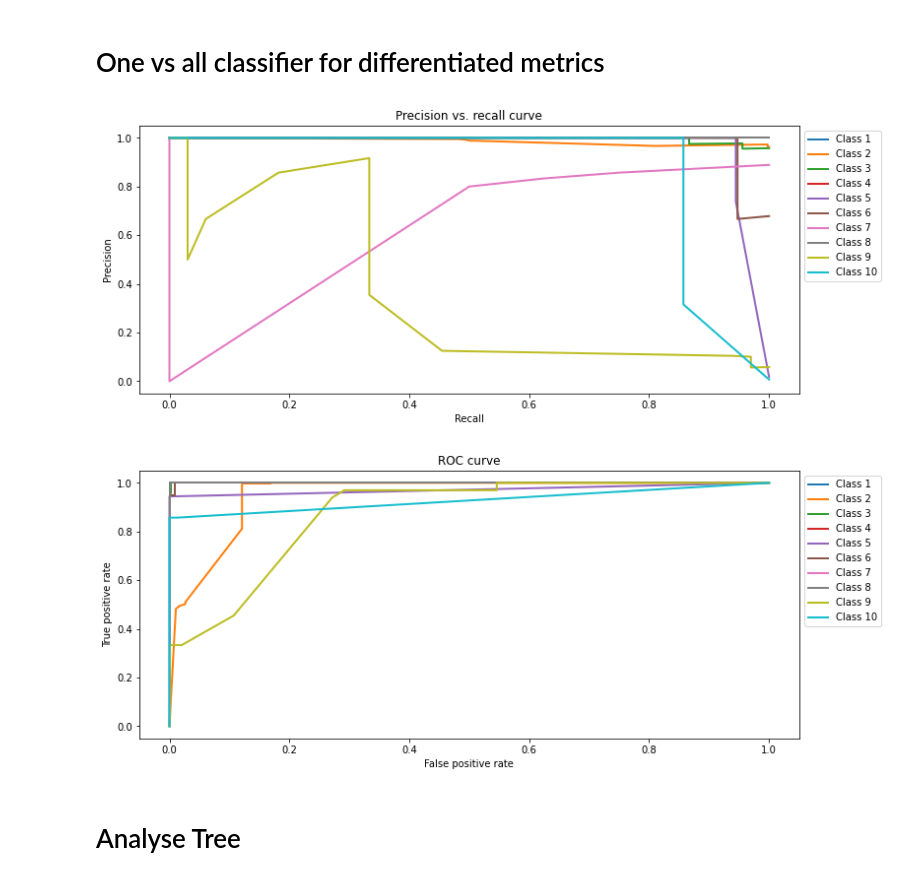
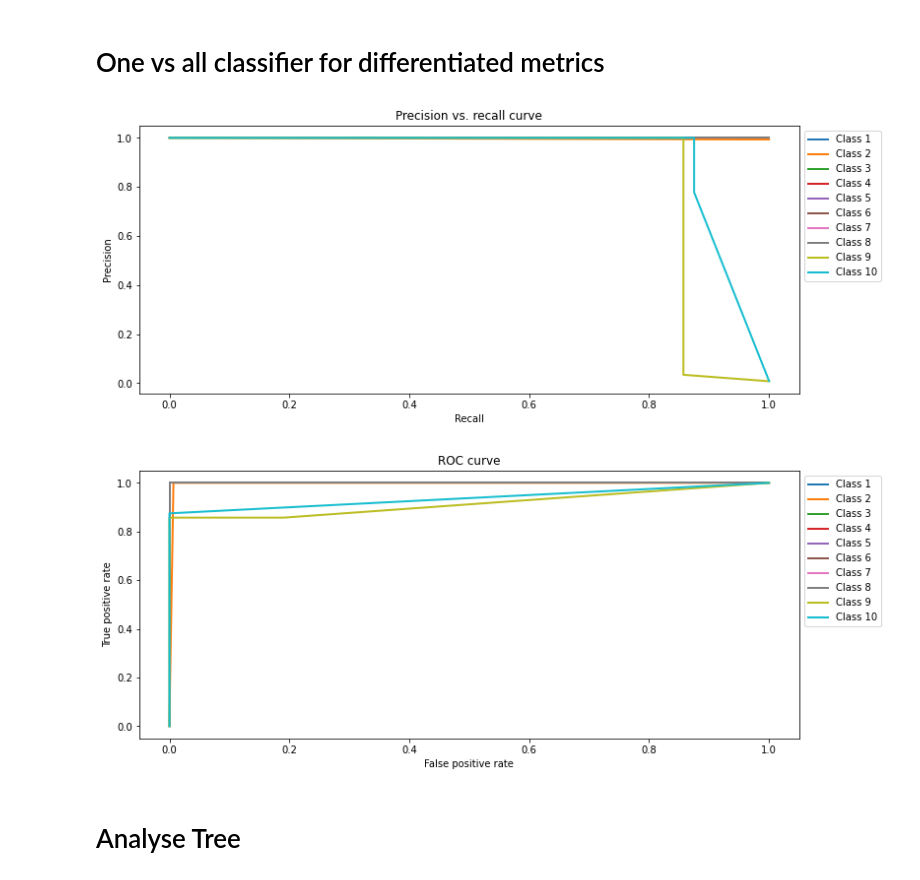
Before and after one commit to FriederikeBiermann/P450, a Jupyter notebook: PreFerrP450/PreFerrP450_main.ipynb, the cells around one changed output. Drawn from its saved outputs; the diff is of its cells as text; code cells hidden in the pictures.

```diff
--- a/PreFerrP450/PreFerrP450_main.ipynb
+++ b/PreFerrP450/PreFerrP450_main.ipynb
@@ -17,20 +17,27 @@ import itertools
 import math
 import numpy as np
 #choose clusters from the sequence similarity network to use as classes of ferredoxins
-clusterlist =(1,2,3,4,5,6,7,8,9,10)
+clusterlist =[1,2,3,4,5,6,7,8,9,12,14]
 # fill in names of files here!
-foldernameoutput="Output"
-foldernameinput="whole_dataset_threshold_30/Fragments"
+foldername_set_input="Output"
+foldernameinput="whole_dataset_neighbouring_threshold=20/Alignments"
+foldernameoutput=foldernameinput.split("/")[0]+"/"+"Output"
 fragments=("begin","sbr1","sbr2","core","end","fes1","fes2")
 filenamescomplete=[]
-include_parts=False
+include_parts=True
+include_sequence_motifs=True
+indicator=""
+if include_parts==True:
+    indicator+="_include_parts_"
+if include_sequence_motifs==False:
+    indicator+="_without_sequence_motifs_"
 for cluster in clusterlist:
     filenames_per_cluster=[]
     for fragment in fragments:
-        output=foldernameinput+"/whole_dataset_threshold_30_withreference_"+str(cluster)+" Alignment_consens_"+fragment+".fasta"
-        filenames_per_cluster.append(output)
+        filename_input=foldernameinput+"/whole_dataset_threshold_20_"+str(cluster)+" Alignment_consens_"+fragment+".fasta"
+        filenames_per_cluster.append(filename_input)
     filenamescomplete.append(filenames_per_cluster)
-filename_permutations=foldernameoutput+"/permutations.txt"
+filename_permutations=foldername_set_input+"/permutations.txt"
 fragments=("begin","sbr1","sbr2","core","end","fes1","fes2")
 with open(filename_permutations, 'r') as file:
     permutations = [line.rstrip('\n') for line in file]
@@ -96,10 +103,11 @@ for counter,listfiles in enumerate(filenamescomplete):
             for index_sequence,easy_sequence in  enumerate(easy_sequences):
                 new_row={}
                 #add "motif" features
-                for motiv in permutations:
-                    #defines column of table where to add
-                    name=motiv+fragment
-                    new_row =merge_two_dicts(new_row,{name:easy_sequence.count(motiv)})
+                if include_sequence_motifs==True:
+                    for motiv in permutations:
+                        #defines column of table where to add
+                        name=motiv+fragment
+                        new_row =merge_two_dicts(new_row,{name:easy_sequence.count(motiv)})
                 #add general features
                 acidic=fragment+"acidic"
                 new_row =merge_two_dicts(new_row,{acidic:(easy_sequence.count("a")/len(easy_sequence)+1)})
@@ -152,7 +160,7 @@ tablep450n['mean basic']=tablep450n[basicrows].mean(axis=1)
 tablep450n['absolute acidic']=tablep450n[absacidicrows].sum(axis=1)
 tablep450n['absolute basic']=tablep450n[absbasicrows].sum(axis=1)
 tablep450n = tablep450n.replace('nan', np.nan).fillna(0)
-tablep450n.to_csv("whole_dataset_threshold_30/whole_dataset_threshold_30_neighbouring_feature_matrix.csv", index=False)
+tablep450n.to_csv(foldernameoutput+"/"+foldernameoutput.split("/")[0]+"_feature_matrix_without_duplicates"+indicator+".csv", index=False)
 # %% [output]
 0      1
 1      1
@@ -358,8 +366,8 @@ ros = RandomOverSampler(random_state=0)
 
 #define max depth of decision tree
 maxd=20
-pathcompletetable="whole_dataset_threshold_30/whole_dataset_threshold_30_neighbouring_feature_matrix.csv"
-foldernameoutput="whole_dataset_threshold_30/"
+pathcompletetable="whole_dataset_neighbouring_threshold_35/whole_dataset_threshold_35_neighbouring_feature_matrix.csv"
+foldernameoutput="whole_dataset_neighbouring_threshold_35/"
 completetable=pd.read_csv(pathcompletetable)
 completetable = completetable.sample(frac = 1)
 
@@ -382,35 +390,35 @@ y_score = clf.predict_proba(X_test)
 
 # precision recall curve
 precision = dict()
 recall = dict()
 plt.figure(figsize=(12,5))
 for i in range(n_classes):
     precision[i], recall[i], _ = precision_recall_curve(y_test[:, i], y_score[:, i])
     plt.plot(recall[i], precision[i], lw=2, label='Class {}'.format(i+1))
 plt.xlabel("Recall")
 plt.ylabel("Precision")
 plt.legend(bbox_to_anchor=(1,1), loc="upper left")
 plt.title("Precision vs. recall curve")
 plt.savefig(("precisionrecallferredoxinscurve.png"), format="png")
 plt.show()
 
 # roc curve
 fpr = dict()
 tpr = dict()
 plt.figure(figsize=(12,5))
 for i in range(0,n_classes):
     fpr[i], tpr[i], _ = roc_curve(y_test[:, i],
                                   y_score[:, i])
     plt.plot(fpr[i], tpr[i], lw=2, label='Class {}'.format(i+1))
 plt.xlabel("False positive rate")
 plt.ylabel("True positive rate")
 plt.legend(bbox_to_anchor=(1,1), loc="upper left")
 plt.title("ROC curve")
 plt.savefig(("ROC curve.png"), format="png")
 plt.show()
 # %% [output]
-[figure, old version]
+[figure, new version]
-[figure, old version]
+[figure, new version]
 # %% [markdown]
 # Analyse Tree
 # %% [markdown]
```
Also changed, not shown: parts of 4 cells of this notebook, 3 other files.
